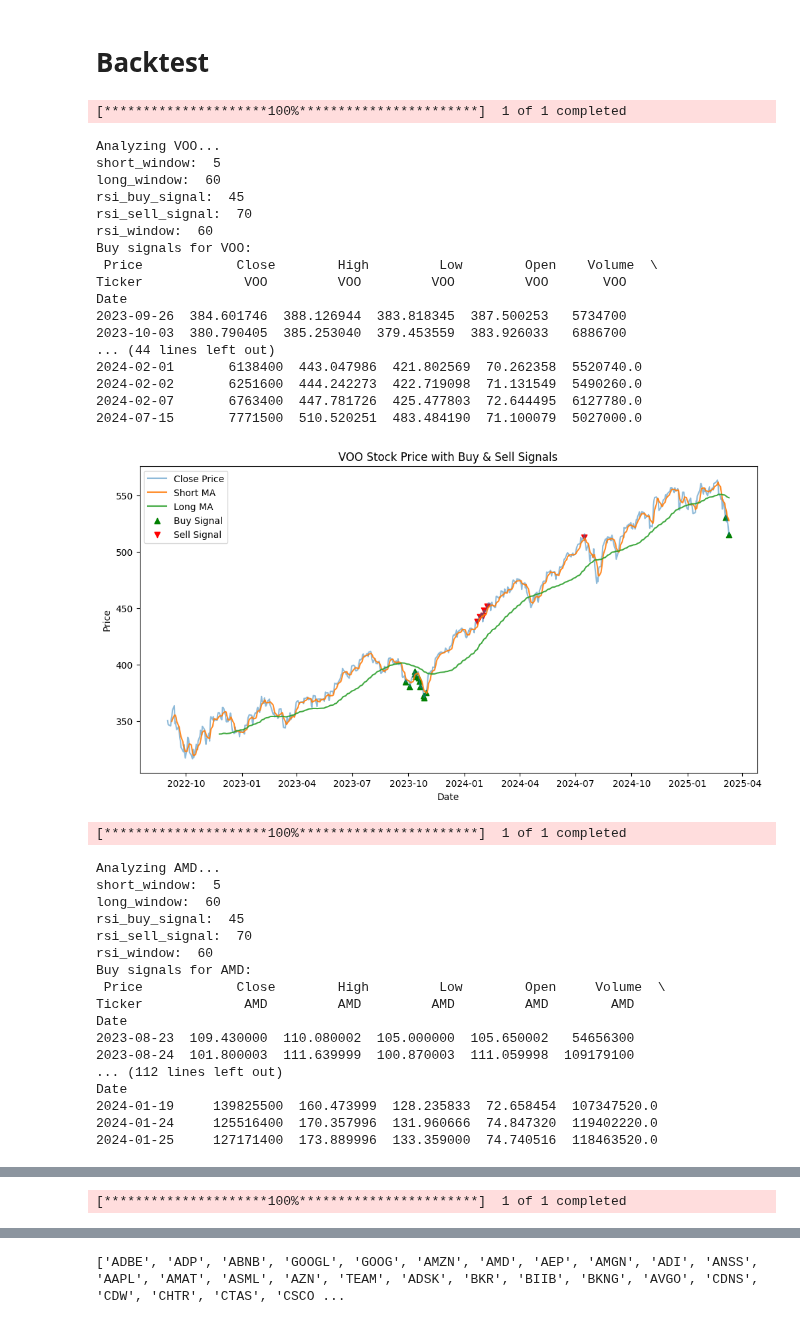
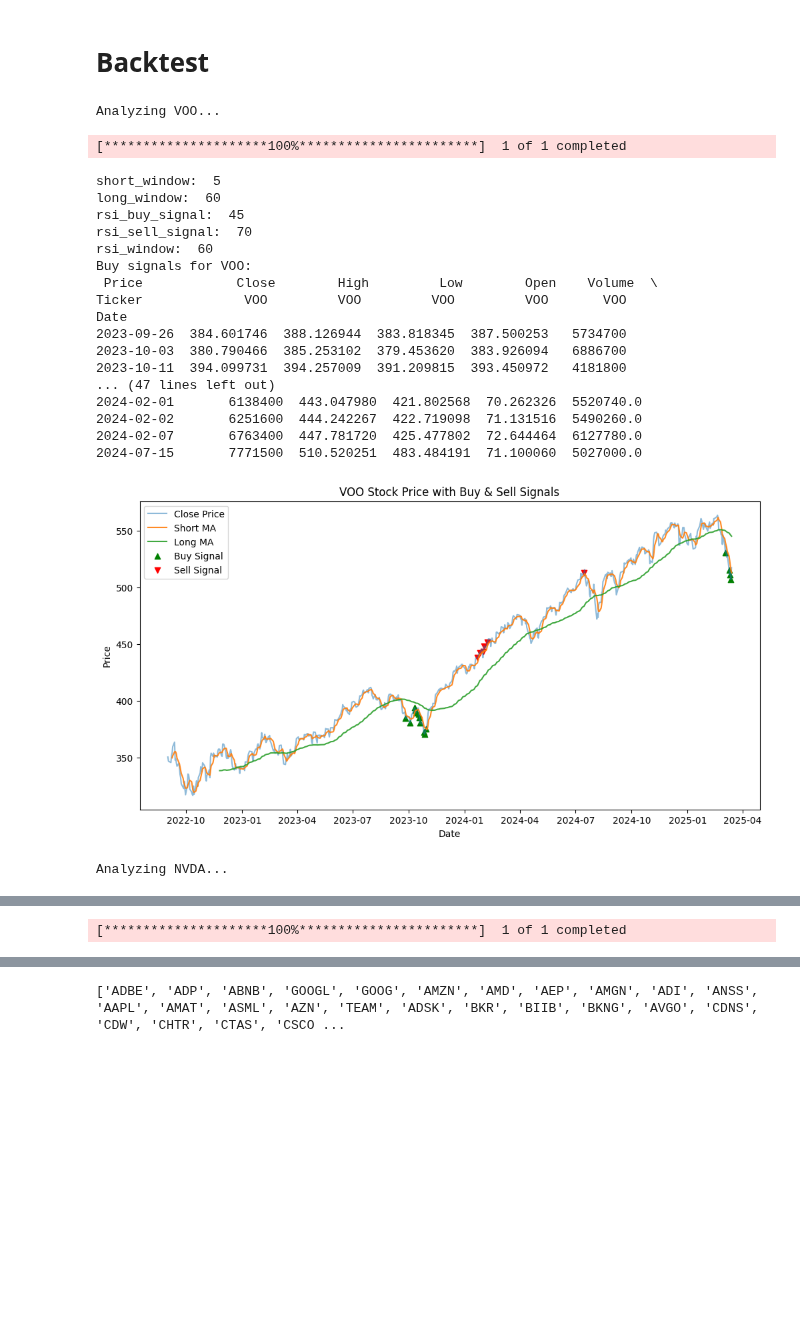
Before and after one commit to zhijiezh/stock-daily-check, a Jupyter notebook: test.ipynb, the cells around one changed output, grey strips where cells are left out. Drawn from its saved outputs; the diff is of its cells as text; code cells hidden in the pictures; blank space fills up the shorter version.

```diff
--- a/test.ipynb
+++ b/test.ipynb
@@ -144,68 +144,52 @@ def backtest_strategy(stock_data, buy_signals, sell_signals, holding_period=30,
 # %%
 
 # # Define a list of stock tickers
-tickers = ['VOO', 'AMD', 'SMCI']
+tickers = ['VOO', 'NVDA']
 # tickers = ['BABA','PDD','ARM','BTC-USD', 'ETH-USD','NVDA','SMCI','AMC','META','SAVE','LLY', 'BAC','SHOP']
 # tickers = ['META', 'GOOG', 'AAPL', 'NVDA', 'BTC-USD','PDD','AMC']
 start_date = '2022-09-01'
-end_date = '2025-03-11'
+end_date = '2025-03-17'
 
 # Monitor each stock
 # Monitor each stock
 for ticker in tickers:
     print(f"Analyzing {ticker}...")
     stock = get_stock_data(ticker, start_date, end_date)
     buy, sell = decide_trade(stock, short_window=SHORT_WINDOW, long_window=LONG_WINDOW, rsi_buy_signal=RSI_BUY_SIGNAL, rsi_sell_signal=RSI_SELL_SIGNAL, rsi_window=RSI_WINDOW )
     print(f"Buy signals for {ticker}:\n", stock[buy])
     print(f"Sell signals for {ticker}:\n", stock[sell])
 
     # Optional: Plotting
     plt.figure(figsize=(12,6))
     plt.plot(stock['Close'], label='Close Price', alpha=0.5)
     plt.plot(stock['Short_MA'], label='Short MA', alpha=0.9)
     plt.plot(stock['Long_MA'], label='Long MA', alpha=0.9)
     plt.scatter(stock.index[buy], stock['Close'][buy], marker='^', color='g', label='Buy Signal', alpha=1)
     plt.scatter(stock.index[sell], stock['Close'][sell], marker='v', color='r', label='Sell Signal', alpha=1)
     plt.title(f'{ticker} Stock Price with Buy & Sell Signals')
     plt.xlabel('Date')
     plt.ylabel('Price')
     plt.legend(loc='best')
     plt.show()
 # %% [output]
-[*********************100%***********************]  1 of 1 completed
+Analyzing VOO...
-Analyzing VOO...
-short_window:  5
-long_window:  60
-rsi_buy_signal:  45
-rsi_sell_signal:  70
-rsi_window:  60
-Buy signals for VOO:
- Price            Close        High         Low        Open    Volume  \
-Ticker             VOO         VOO         VOO         VOO       VOO
-Date
-2023-09-26  384.601746  388.126944  383.818345  387.500253   5734700
-2023-10-03  380.790405  385.253040  379.453559  383.926033   6886700
-... (44 lines left out)
-2024-02-01       6138400  443.047986  421.802569  70.262358  5520740.0
-2024-02-02       6251600  444.242273  422.719098  71.131549  5490260.0
-2024-02-07       6763400  447.781726  425.477803  72.644495  6127780.0
-2024-07-15       7771500  510.520251  483.484190  71.100079  5027000.0
+[*********************100%***********************]  1 of 1 completed
+short_window:  5
+long_window:  60
+rsi_buy_signal:  45
+rsi_sell_signal:  70
+rsi_window:  60
+Buy signals for VOO:
+ Price            Close        High         Low        Open    Volume  \
+Ticker             VOO         VOO         VOO         VOO       VOO
+Date
+2023-09-26  384.601746  388.126944  383.818345  387.500253   5734700
+2023-10-03  380.790466  385.253102  379.453620  383.926094   6886700
+2023-10-11  394.099731  394.257009  391.209815  393.450972   4181800
+... (47 lines left out)
+2024-02-01       6138400  443.047980  421.802568  70.262326  5520740.0
+2024-02-02       6251600  444.242267  422.719098  71.131516  5490260.0
+2024-02-07       6763400  447.781720  425.477802  72.644464  6127780.0
+2024-07-15       7771500  510.520251  483.484191  71.100060  5027000.0
-[figure, old version]
+[figure, new version]
-[*********************100%***********************]  1 of 1 completed
-Analyzing AMD...
-short_window:  5
-long_window:  60
-rsi_buy_signal:  45
-rsi_sell_signal:  70
-rsi_window:  60
-Buy signals for AMD:
- Price            Close        High         Low        Open     Volume  \
-Ticker             AMD         AMD         AMD         AMD        AMD
-Date
-2023-08-23  109.430000  110.080002  105.000000  105.650002   54656300
-2023-08-24  101.800003  111.639999  100.870003  111.059998  109179100
-... (112 lines left out)
-Date
-2024-01-19     139825500  160.473999  128.235833  72.658454  107347520.0
-2024-01-24     125516400  170.357996  131.960666  74.847320  119402220.0
-2024-01-25     127171400  173.889996  133.359000  74.740516  118463520.0
+Analyzing NVDA...
```
Also changed, not shown: parts of 7 cells of this notebook, 1 other file.
